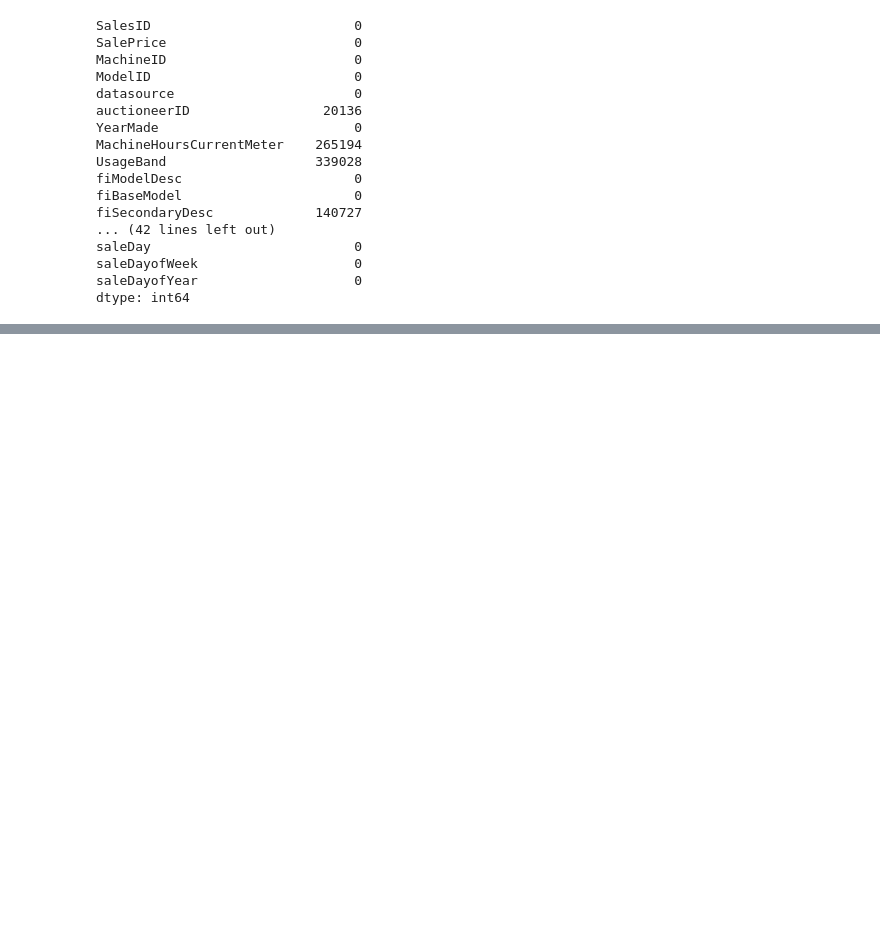
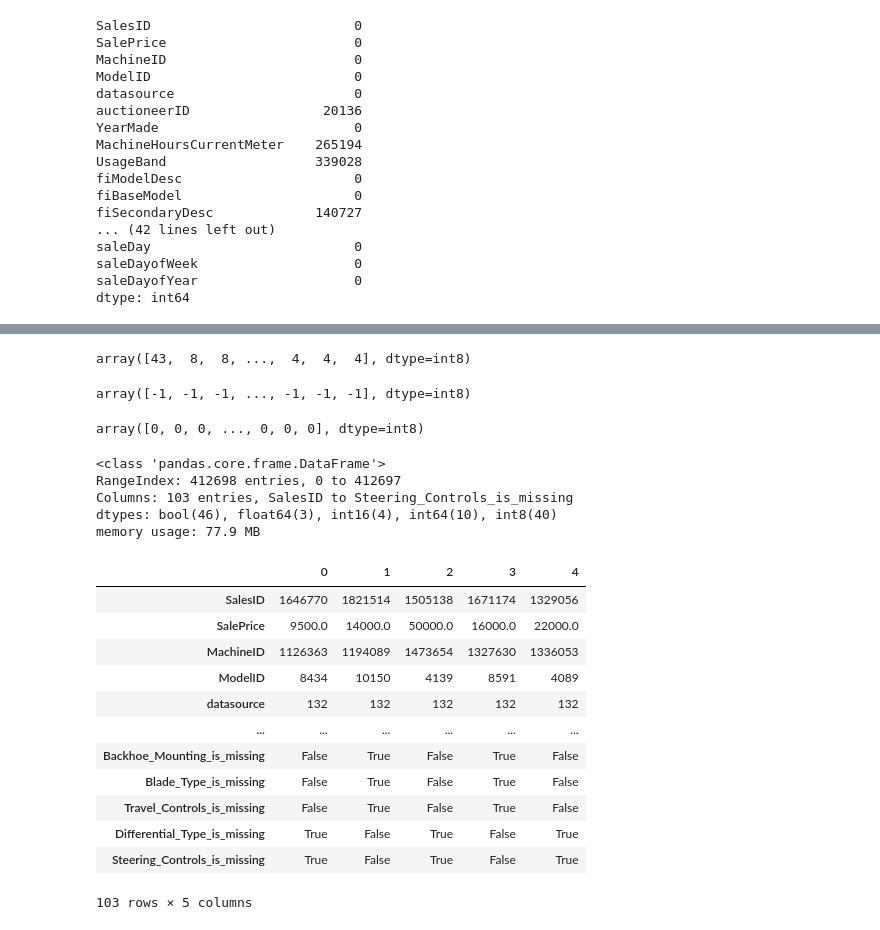
Before and after one commit to Sashank11/bulldozer-price-prediction-project, a Jupyter notebook: end-to-end-bulldozer-price regression.ipynb, the cells around one changed output, grey strips where cells are left out. Saved outputs shown, nothing was run; the diff lists cells and outputs as text; code cells hidden in the pictures; blank space fills up the shorter version.

Commit message:
Filling and turning categorical variables to numbers

```diff
--- a/end-to-end-bulldozer-price regression.ipynb
+++ b/end-to-end-bulldozer-price regression.ipynb
@@ -613,0 +593,9 @@ array([0, 0, 0, ..., 0, 0, 0], dtype=int8)
+# %%
+pd.Categorical(df_tmp["state"]).codes
+# %% [output]
+array([43,  8,  8, ...,  4,  4,  4], dtype=int8)
+# %%
+pd.Categorical(df_tmp["UsageBand"]).codes # we dont want -ve value so we add +1 below
+# When there is not category(missing value) for it, it makes it -1
+# %% [output]
+array([-1, -1, -1, ..., -1, -1, -1], dtype=int8)
@@ -613,0 +610,28 @@ array([0, 0, 0, ..., 0, 0, 0], dtype=int8)
+# %%
+pd.Categorical(df_tmp["UsageBand"]).codes # now all missing values are also filled with zeros
+# %% [output]
+array([0, 0, 0, ..., 0, 0, 0], dtype=int8)
+# %%
+df_tmp.info()
+# %% [output]
+<class 'pandas.core.frame.DataFrame'>
+RangeIndex: 412698 entries, 0 to 412697
+Columns: 103 entries, SalesID to Steering_Controls_is_missing
+dtypes: bool(46), float64(3), int16(4), int64(10), int8(40)
+memory usage: 77.9 MB
+# %%
+df_tmp.head().T
+# %% [output]
+|  | 0 | 1 | 2 | 3 | 4 |
+| SalesID | 1646770 | 1821514 | 1505138 | 1671174 | 1329056 |
+| SalePrice | 9500.0 | 14000.0 | 50000.0 | 16000.0 | 22000.0 |
+| MachineID | 1126363 | 1194089 | 1473654 | 1327630 | 1336053 |
+| ModelID | 8434 | 10150 | 4139 | 8591 | 4089 |
+| datasource | 132 | 132 | 132 | 132 | 132 |
+| ... | ... | ... | ... | ... | ... |
+| Backhoe_Mounting_is_missing | False | True | False | True | False |
+| Blade_Type_is_missing | False | True | False | True | False |
+| Travel_Controls_is_missing | False | True | False | True | False |
+| Differential_Type_is_missing | True | False | True | False | True |
+| Steering_Controls_is_missing | True | False | True | False | True |
+103 rows × 5 columns
```
Also changed, not shown: parts of 26 cells of this notebook.
